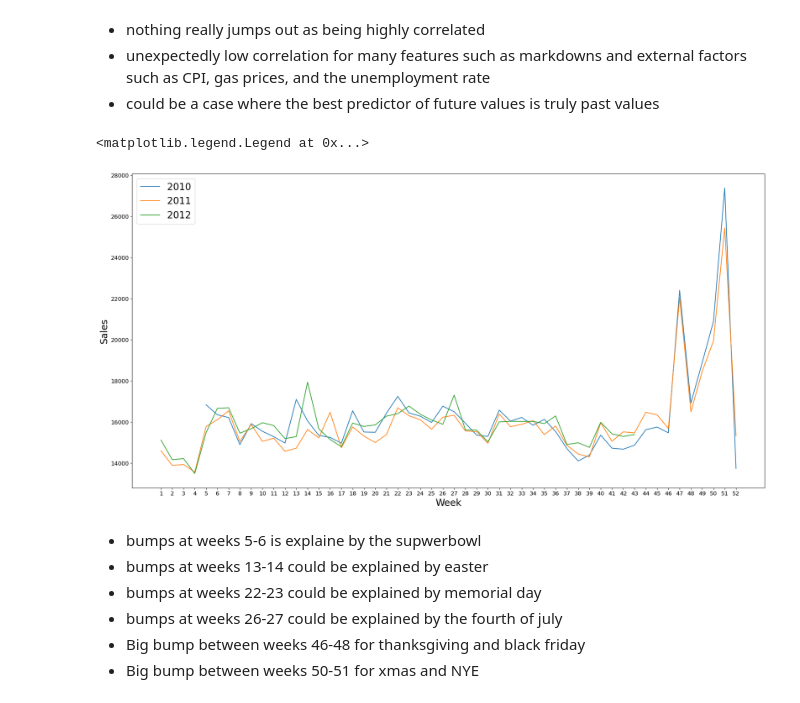
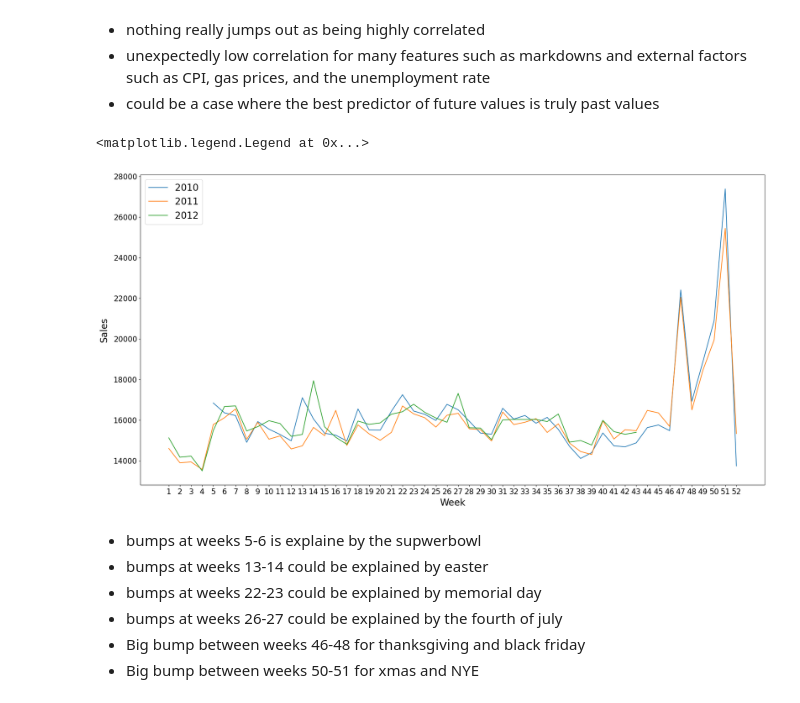
Before and after one commit to jbenasuli/Walmart-Sales-Forcasting, a Jupyter notebook: forecasting-walmart-sales.ipynb, the cells around one changed output. Cells and saved outputs as stored; diff of their text form; code cells hidden in the pictures.

```diff
--- a/forecasting-walmart-sales.ipynb
+++ b/forecasting-walmart-sales.ipynb
@@ -404,22 +415,22 @@ test_df['Week'] = test_df['Date'].dt.week
 weekly_2010 = train_df.loc[train_df['Year'] == 2010].groupby('Week')['Weekly_Sales'].mean()
 weekly_2011 = train_df.loc[train_df['Year'] == 2011].groupby('Week')['Weekly_Sales'].mean()
 weekly_2012 = train_df.loc[train_df['Year'] == 2012].groupby('Week')['Weekly_Sales'].mean()
-# %%
-fig, ax = plt.subplots(figsize=(24,12))
-
-ax1 = plt.plot(weekly_2010.index, weekly_2010.values)
-ax2 = plt.plot(weekly_2011.index, weekly_2011.values)
-ax3 = plt.plot(weekly_2012.index, weekly_2012.values)
-
-plt.ylabel('Sales', fontsize=20)
-plt.xlabel('Week', fontsize=20)
-plt.yticks(fontsize=12)
-plt.xticks(np.arange(1,53,step=1), fontsize=12)
-
-plt.legend(['2010', '2011', '2012'], fontsize=20)
-# %% [output]
-<matplotlib.legend.Legend at 0x...>
-[figure, removed]
+# %%
+fig, ax = plt.subplots(figsize=(24,12))
+
+ax1 = plt.plot(weekly_2010.index, weekly_2010.values)
+ax2 = plt.plot(weekly_2011.index, weekly_2011.values)
+ax3 = plt.plot(weekly_2012.index, weekly_2012.values)
+
+plt.ylabel('Sales', fontsize=20, labelpad=10)
+plt.xlabel('Week', fontsize=20, labelpad=5)
+plt.yticks(fontsize=16)
+plt.xticks(np.arange(1,53,step=1), fontsize=16)
+
+plt.legend(['2010', '2011', '2012'], fontsize=20)
+# %% [output]
+<matplotlib.legend.Legend at 0x...>
+[figure, added]
 # %% [markdown]
 - bumps at weeks 5-6 is explaine by the supwerbowl
 - bumps at weeks 13-14 could be explained by easter
```
Also changed, not shown: parts of 93 cells of this notebook.
